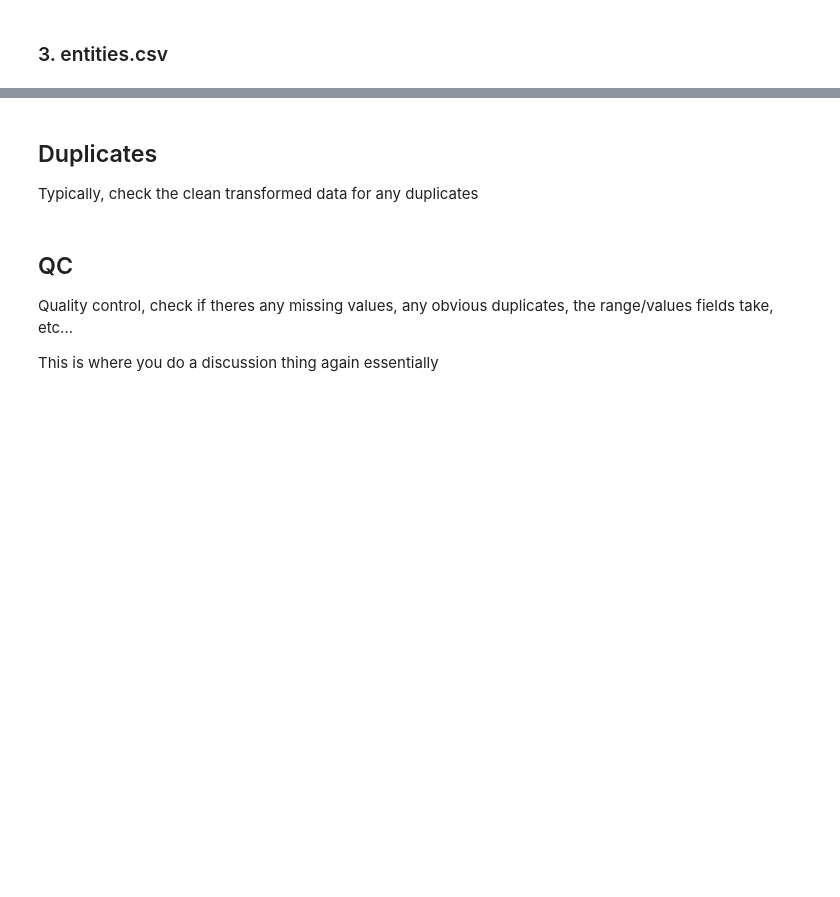
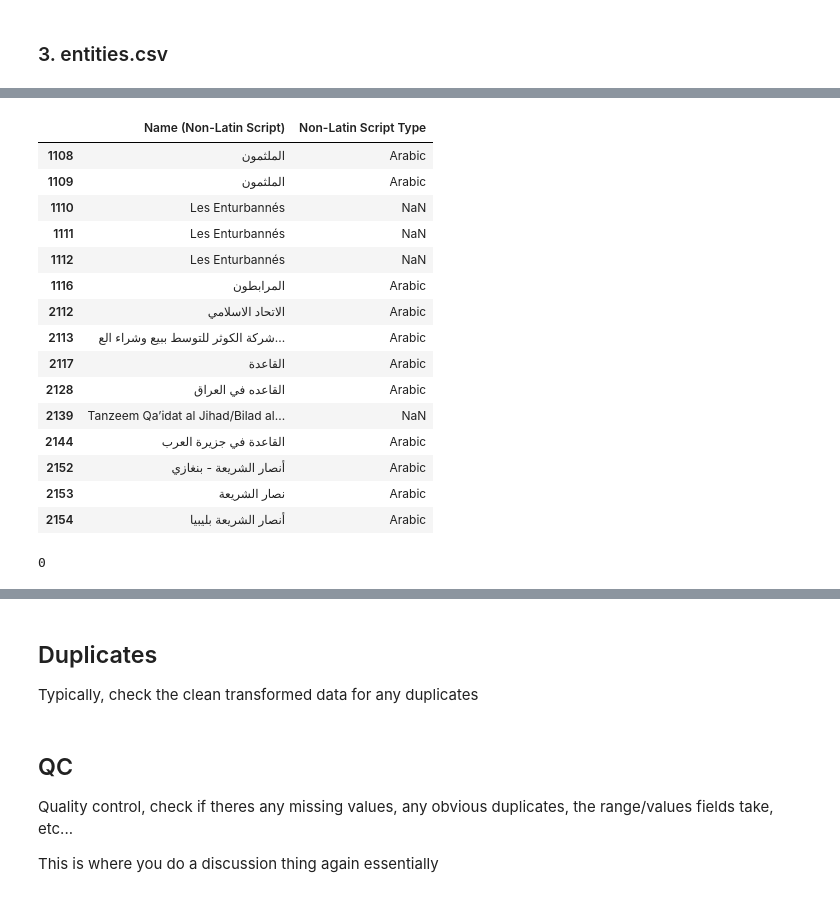
Before and after one commit to aleczd/uk_sanct, a Jupyter notebook: analysis.ipynb, the cells around one changed output, grey strips where cells are left out. Cells and saved outputs as stored; diff of their text form; code cells hidden in the pictures; blank space fills up the shorter version.

```diff
--- a/analysis.ipynb
+++ b/analysis.ipynb
@@ -1423,0 +1618,23 @@ gc.collect()
+# %%
+entities.loc[mask, "Non-Latin Script Type"] = (
+    entities.loc[mask, "Name (Non-Latin Script)"]
+    .apply(detect_script)
+)
+entities[entities["SEID"].isin(impute_seid)][["Name (Non-Latin Script)", "Non-Latin Script Type"]].iloc[125:140,:]
+# %% [output]
+|  | Name (Non-Latin Script) | Non-Latin Script Type |
+| 1108 | الملثمون | Arabic |
+| 1109 | الملثمون | Arabic |
+| 1110 | Les Enturbannés | NaN |
+| 1111 | Les Enturbannés | NaN |
+| 1112 | Les Enturbannés | NaN |
+| 1116 | المرابطون | Arabic |
+| 2112 | الاتحاد الاسلامي | Arabic |
+| 2113 | شركة الكوثر للتوسط ببيع وشراء الع... | Arabic |
+| 2117 | القاعدة | Arabic |
+| 2128 | القاعده في العراق | Arabic |
+| 2139 | Tanzeem Qa’idat al Jihad/Bilad al... | NaN |
+| 2144 | القاعدة في جزيرة العرب | Arabic |
+| 2152 | أنصار الشريعة - بنغازي | Arabic |
+| 2153 | نصار الشريعة | Arabic |
+| 2154 | أنصار الشريعة بليبيا | Arabic |
@@ -1423,0 +1646,6 @@ gc.collect()
+# %%
+del impute_seid
+del mask
+gc.collect()
+# %% [output]
+0
```
Also changed, not shown: parts of 160 cells of this notebook.
